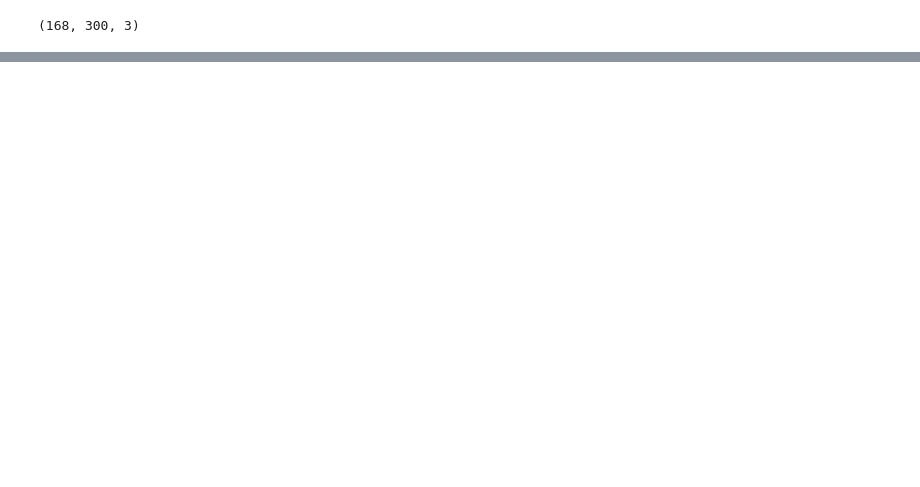
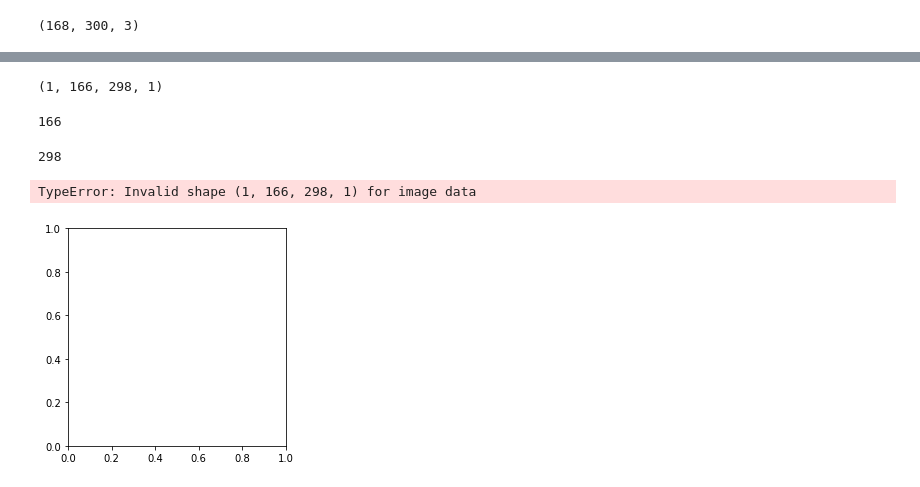
Before and after one commit to TUCchkul/ComputerVision-Object-Detection-and-Object-Tracking, a Jupyter notebook: CNN/CNN and Pooling.ipynb, the cells around one changed output, grey strips where cells are left out. Saved outputs shown, nothing was run; the diff lists cells and outputs as text; code cells hidden in the pictures; blank space fills up the shorter version.

```diff
--- a/CNN/CNN and Pooling.ipynb
+++ b/CNN/CNN and Pooling.ipynb
@@ -40,7 +42,7 @@ color_car.shape
 CONV_LAYER=[tf.keras.layers.Conv2D(filters=1,
                                  kernel_size=(3,3),
                                  strides=(1,1),
-                                 input_shape=car.shape[1:])]
+                                 input_shape=car_reshape.shape[1:])]
 conv_model=tf.keras.Sequential(CONV_LAYER)
 conv_model.summary()
 # %% [output]
@@ -47,0 +60,19 @@ ValueError: Input 0 of layer "conv2d" is incompatible with the layer: expected m
+# %%
+out=conv_model.predict(car_reshape)
+# %%
+out.shape
+# %% [output]
+(1, 166, 298, 1)
+# %%
+(168-3+0)//1 +1
+# %% [output]
+166
+# %%
+(300-3+0)//1 +1
+# %% [output]
+298
+# %%
+plt.imshow(out, cmap="gray")
+# %% [output]
+TypeError: Invalid shape (1, 166, 298, 1) for image data
+[figure, added]
```
Also changed, not shown: parts of 11 cells of this notebook.
